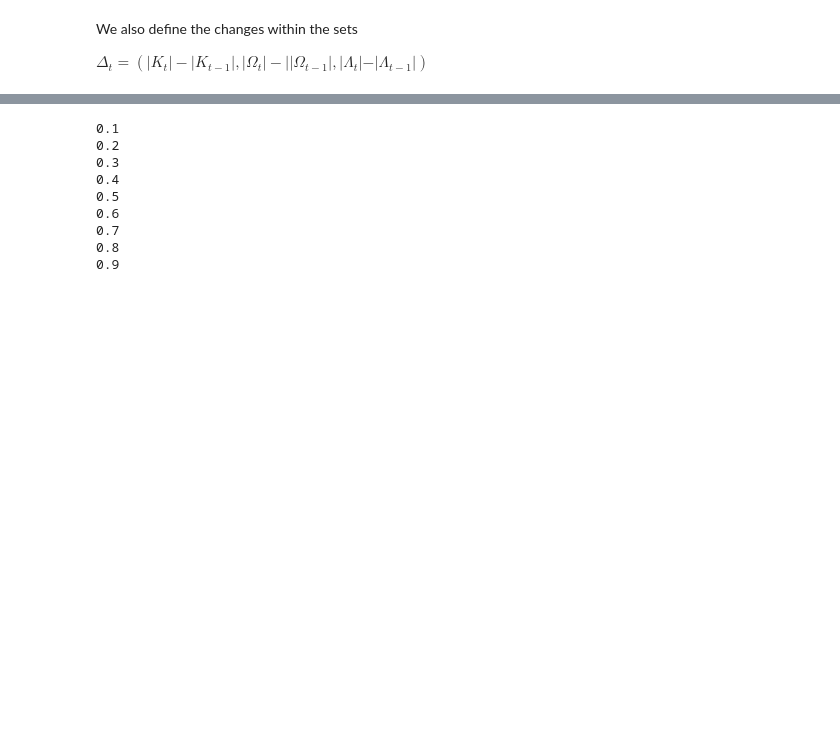
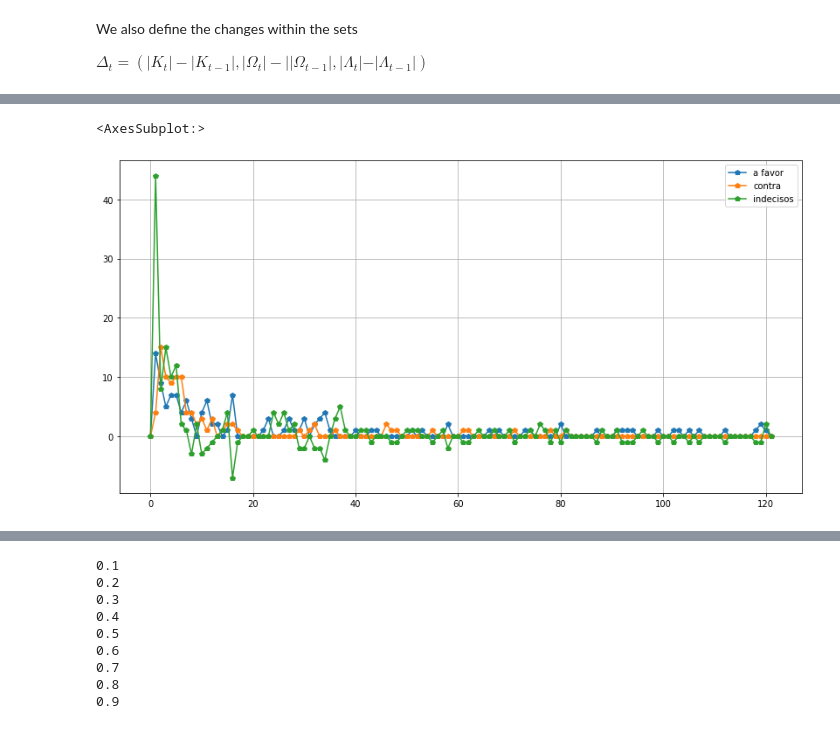
Before and after one commit to htrpch/politcalShit, a Jupyter notebook: PoliticalForecastingClean.ipynb, the cells around one changed output, grey strips where cells are left out. Saved outputs shown, nothing was run; the diff lists cells and outputs as text; code cells hidden in the pictures; blank space fills up the shorter version.

```diff
--- a/PoliticalForecastingClean.ipynb
+++ b/PoliticalForecastingClean.ipynb
@@ -173,0 +176,7 @@ $\Delta_t = (|K_t|-|K_{t-1}|, |\Omega_t|-||\Omega_{t-1}| ,|\Lambda_t|-|\Lambda_{
+# %%
+def lastOr0(obj):
+    if len(obj)==0:
+        return 0
+    else:
+        return obj[-1]
+[lastOr0(y) for y in [x[0] for x in p_intm]].count(0)
@@ -389,4 +457,4 @@ def get_P_stats(Plista):
     #print(means)
     return means, stds
 # %%
-changes, Plista = get_changes_exp_df_interval(da, 0.6,  0.2, 100)
+changes, Plista = get_changes_df_interval(da, 0.6,  0.2, 100)
@@ -392,0 +475,12 @@ changes, Plista = get_changes_exp_df_interval(da, 0.6,  0.2, 100)
+# %%
+# bem legal ver a variacao dos indecisos logo no comeco
+# talvez tenha algum comportamento na variacao no comeco e no fim
+pd.DataFrame(changes,
+             columns=['a favor',
+                      'contra',
+                      'indecisos']).plot(figsize=(14,7),
+                                         grid=True,
+                                         marker='p')
+# %% [output]
+<AxesSubplot:>
+[figure, added]
```
Also changed, not shown: parts of 14 cells of this notebook.
